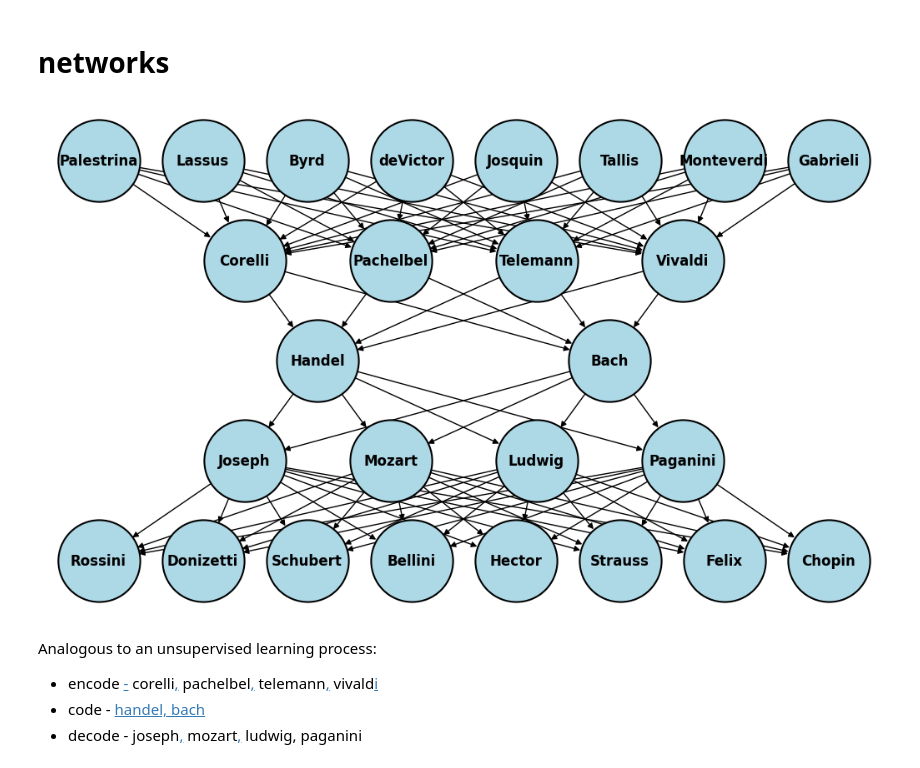
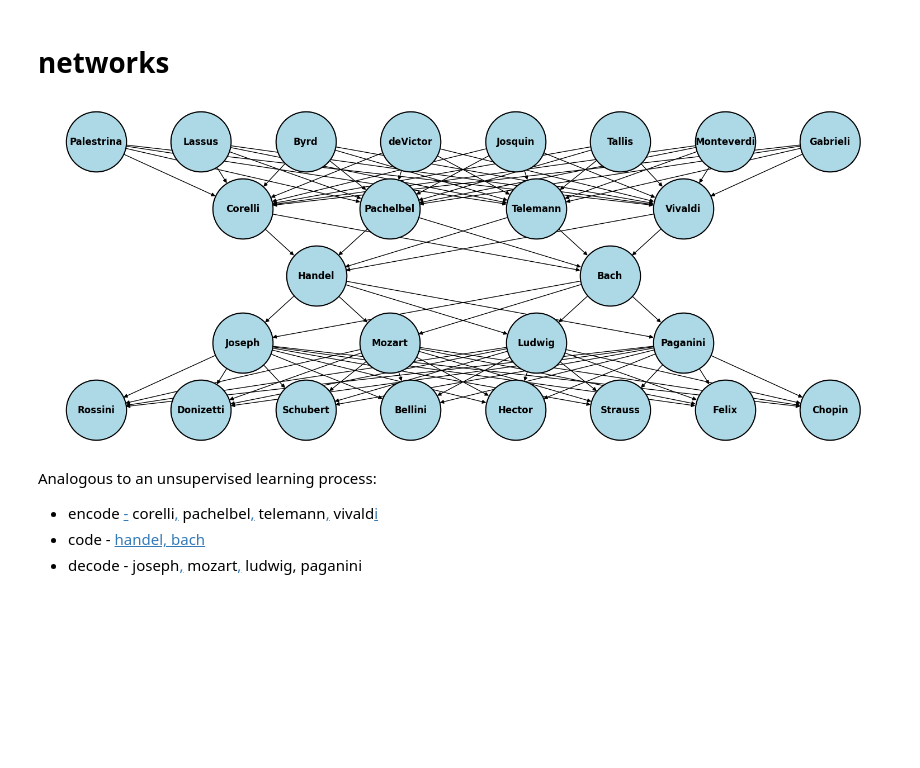
Before and after one commit to muzaale/destruction, a Jupyter notebook: _build/jupyter_execute/chapter2.ipynb, the cells around one changed output. Cells and saved outputs as stored; diff of their text form; code cells hidden in the pictures; blank space fills up the shorter version.

Commit message:
larger,clearer directed graph

```diff
--- a/_build/jupyter_execute/chapter2.ipynb
+++ b/_build/jupyter_execute/chapter2.ipynb
@@ -42,36 +42,36 @@ G.add_edges_from([("Lassus", "Corelli"), ("Lassus", "Pachelbel"), ("Lassus", "Te
 G.add_edges_from([("Byrd", "Corelli"), ("Byrd", "Pachelbel"), ("Byrd", "Telemann"), ("Byrd", "Vivaldi")])
 G.add_edges_from([("deVictor", "Corelli"), ("deVictor", "Pachelbel"), ("deVictor", "Telemann"), ("deVictor", "Vivaldi")])
 G.add_edges_from([("Josquin", "Corelli"), ("Josquin", "Pachelbel"), ("Josquin", "Telemann"), ("Josquin", "Vivaldi")])
 G.add_edges_from([("Tallis", "Corelli"), ("Tallis", "Pachelbel"), ("Tallis", "Telemann"), ("Tallis", "Vivaldi")])
 G.add_edges_from([("Monteverdi", "Corelli"), ("Monteverdi", "Pachelbel"), ("Monteverdi", "Telemann"), ("Monteverdi", "Vivaldi")])
 G.add_edges_from([("Gabrieli", "Corelli"), ("Gabrieli", "Pachelbel"), ("Gabrieli", "Telemann"), ("Gabrieli", "Vivaldi")])
 
 G.add_edges_from([("Corelli", "Handel"), ("Corelli", "Bach")])
 G.add_edges_from([("Pachelbel", "Handel"), ("Pachelbel", "Bach")])
 G.add_edges_from([("Telemann", "Handel"), ("Telemann", "Bach")])
 G.add_edges_from([("Vivaldi", "Handel"), ("Vivaldi", "Bach")])
 
 G.add_edges_from([("Handel", "Joseph"), ("Handel", "Mozart"), ("Handel", "Ludwig"), ("Handel", "Paganini")])
 G.add_edges_from([("Bach", "Joseph"), ("Bach", "Mozart"), ("Bach", "Ludwig"), ("Bach", "Paganini")])
 
 G.add_edges_from([("Joseph", "Rossini"), ("Joseph", "Donizetti"), ("Joseph", "Schubert"), ("Joseph", "Bellini")])
 G.add_edges_from([("Joseph", "Hector"), ("Joseph", "Strauss"), ("Joseph", "Felix"), ("Joseph", "Chopin")])
 G.add_edges_from([("Mozart", "Rossini"), ("Mozart", "Donizetti"), ("Mozart", "Schubert"), ("Mozart", "Bellini")])
 G.add_edges_from([("Mozart", "Hector"), ("Mozart", "Strauss"), ("Mozart", "Felix"), ("Mozart", "Chopin")])
 G.add_edges_from([("Ludwig", "Rossini"), ("Ludwig", "Donizetti"), ("Ludwig", "Schubert"), ("Ludwig", "Bellini")])
 G.add_edges_from([("Ludwig", "Hector"), ("Ludwig", "Strauss"), ("Ludwig", "Felix"), ("Ludwig", "Chopin")])
 G.add_edges_from([("Paganini", "Rossini"), ("Paganini", "Donizetti"), ("Paganini", "Schubert"), ("Paganini", "Bellini")])
 G.add_edges_from([("Paganini", "Hector"), ("Paganini", "Strauss"), ("Paganini", "Felix"), ("Paganini", "Chopin")])
 
 pos = nx.get_node_attributes(G, 'pos')
 
-plt.figure(figsize=(10, 6))
-nx.draw(G, pos, with_labels=True, font_weight='bold', node_size=5000, node_color='lightblue', edgecolors='black', linewidths=1.5)
+plt.figure(figsize=(15, 6))
+nx.draw(G, pos, with_labels=True, font_weight='bold', node_size=6000, node_color='lightblue', edgecolors='black', linewidths=1.5)
 plt.xlim(-0.5, 7.5)
 plt.ylim(0.5, 5.5)
 plt.show()
 # %% [output]
-[figure, old version]
+[figure, new version]
 # %% [markdown]
 Analogous to an unsupervised learning process:
 * encode [-](https://muzaale.github.io/destruction/_downloads/fe2c830de4a446c4c6bcafff1b4c73ba/paulhenrylang.pdf) corelli[,](https://muzaale.github.io/destruction/_downloads/4e1721aa5bc9833e34a30d0cea96a5e2/handel300.pdf) pachelbel[,](https://muzaale.github.io/destruction/_downloads/daf077dcdecfc2c104544f7a784cacf3/bach300.pdf) telemann[,](https://muzaale.github.io/destruction/_downloads/d0e6cc09d976ab56c51eb8ef2814dcfd/mozart200.pdf) vivald[i](https://www.youtube.com/watch?v=5yR0wlrq_h4)
```
Also changed, not shown: 13 other files.
